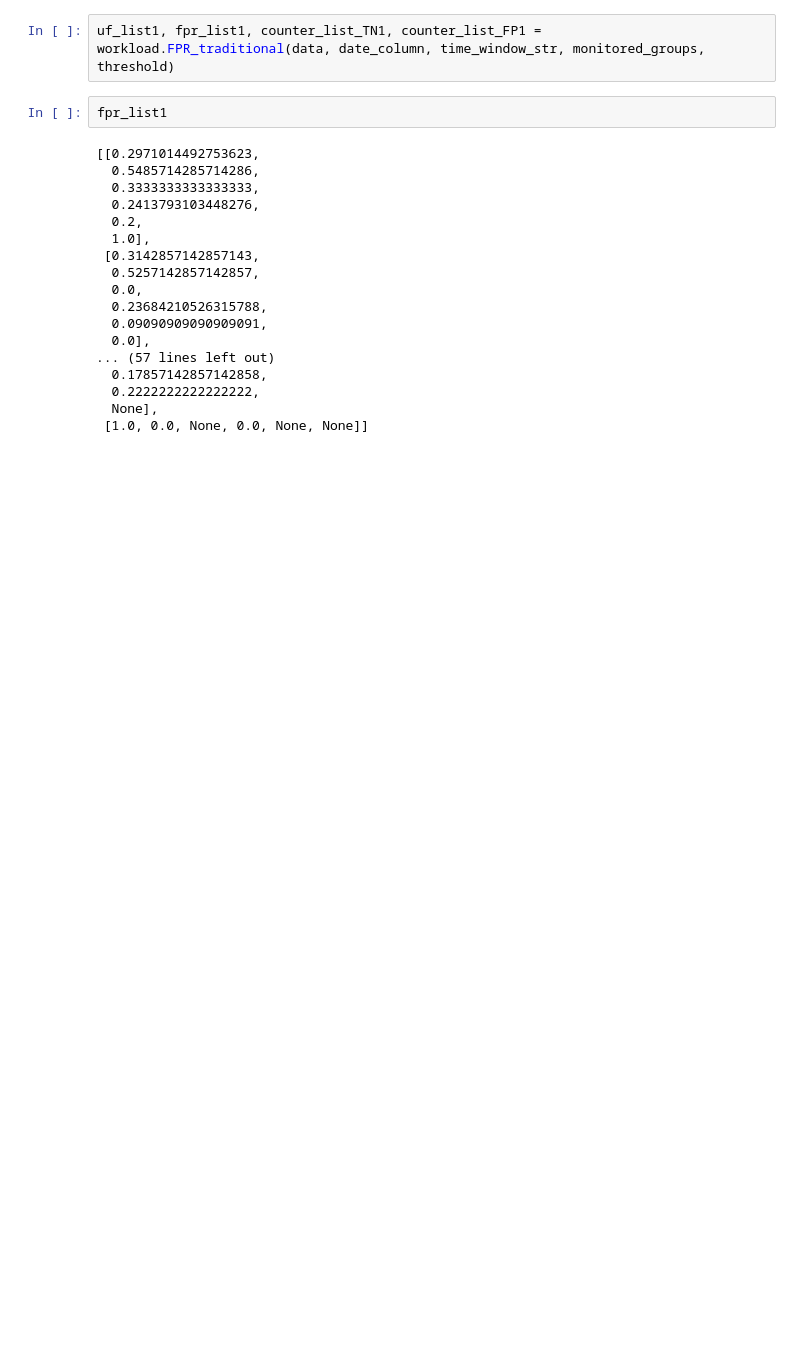
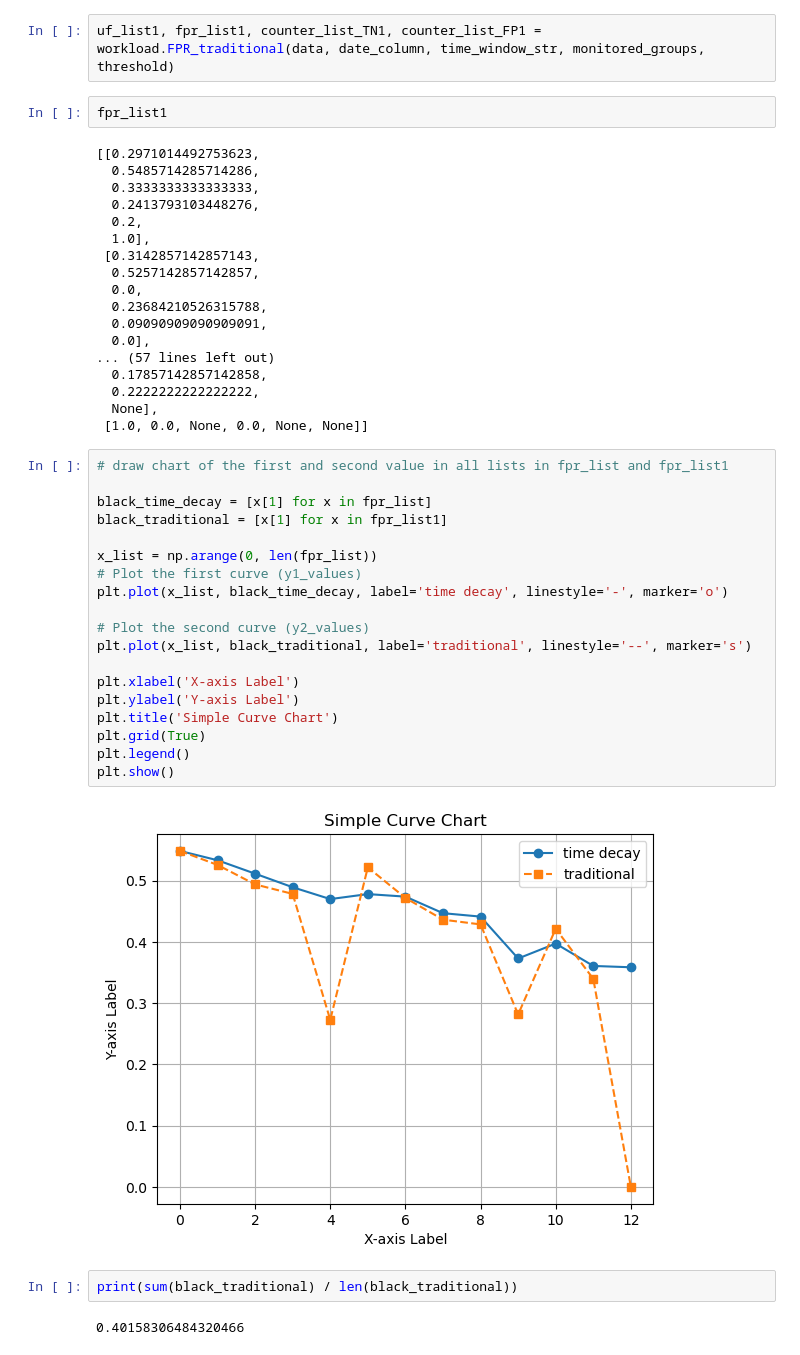
Before and after one commit to JinyangLi01/DFMonitor, a Jupyter notebook: experiments/compas/FPR/compare_w_traditional.ipynb, the cells around one changed output. Drawn from its saved outputs; the diff is of its cells as text; blank space fills up the shorter version.

```diff
--- a/experiments/compas/FPR/compare_w_traditional.ipynb
+++ b/experiments/compas/FPR/compare_w_traditional.ipynb
@@ -71,3 +71,28 @@ fpr_list1
   0.2222222222222222,
   None],
  [1.0, 0.0, None, 0.0, None, None]]
+# %%
+# draw chart of the first and second value in all lists in fpr_list and fpr_list1
+
+black_time_decay = [x[1] for x in fpr_list]
+black_traditional = [x[1] for x in fpr_list1]
+
+x_list = np.arange(0, len(fpr_list))
+# Plot the first curve (y1_values)
+plt.plot(x_list, black_time_decay, label='time decay', linestyle='-', marker='o')
+
+# Plot the second curve (y2_values)
+plt.plot(x_list, black_traditional, label='traditional', linestyle='--', marker='s')
+
+plt.xlabel('X-axis Label')
+plt.ylabel('Y-axis Label')
+plt.title('Simple Curve Chart')
+plt.grid(True)
+plt.legend()
+plt.show()
+# %% [output]
+[figure, added]
+# %%
+print(sum(black_traditional) / len(black_traditional))
+# %% [output]
+0.40158306484320466
```
Also changed, not shown: parts of 2 cells of this notebook, 12 other files.
